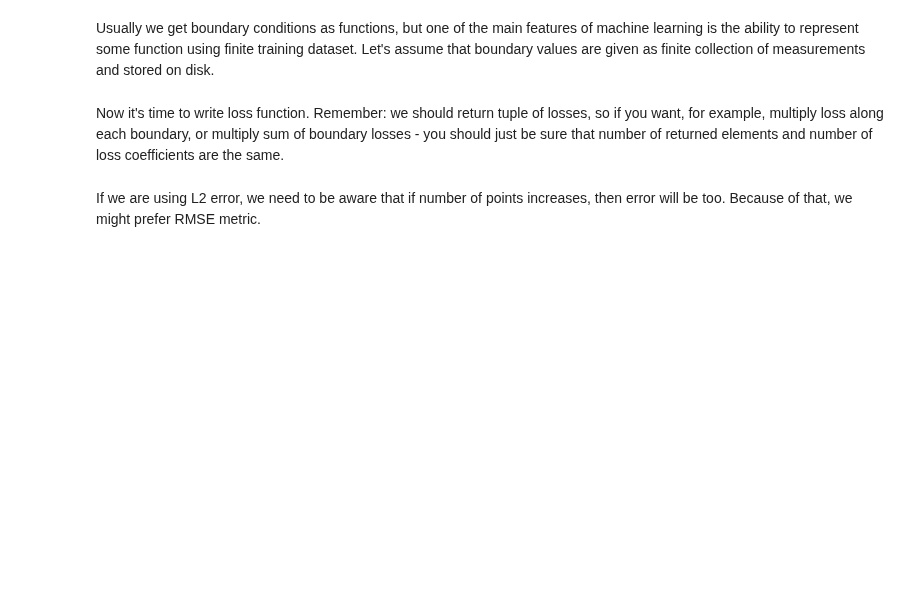
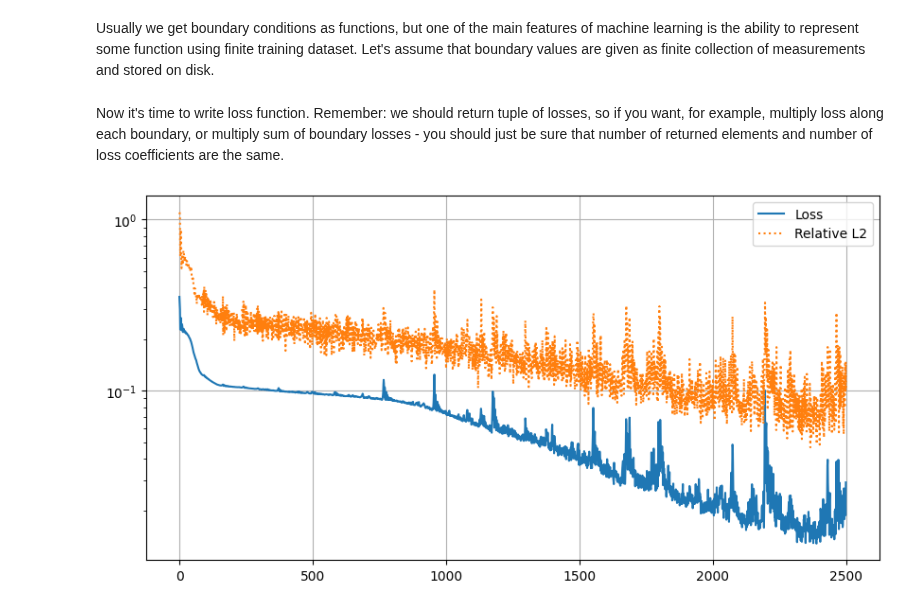
Before and after one commit to DaniilLaptev/pinns, a Jupyter notebook: examples/diffusion 1d.ipynb, the cells around one changed output. Drawn from its saved outputs; the diff is of its cells as text; code cells hidden in the pictures; blank space fills up the shorter version.

```diff
--- a/examples/diffusion 1d.ipynb
+++ b/examples/diffusion 1d.ipynb
@@ -28,7 +28,8 @@ import torch.nn as nn
 import numpy as np
 import matplotlib.pyplot as plt
 # %%
-from pinns.samplers import RandomRectangularSampler, ConstantSampler, DataSampler
+from pinns import Domain
+from pinns.samplers import RandomSampler, ConstantSampler, DataSampler
 
 path = './data/diffusion 1d/'
 
@@ -65,8 +66,8 @@ constraints_sampler = ConstantSampler((pts, data))
 # when number of coordinates is big). We will instead expect
 # from sampler to return dictionary for each coordinate.
 
-domain = {'t': [0, 0.5], 'x': [0, 1]}
-collocation_sampler = RandomRectangularSampler(domain, 2048)
+domain = Domain({'t': [0, 0.5], 'x': [0, 1]})
+collocation_sampler = RandomSampler(domain, 2048)
 
 
 ''' -- VALIDATION DATA -- '''
@@ -123,11 +124,11 @@ def loss(
 # %%
 from pinns import Trainer
 from pinns.models import FF
-from pinns.activations import Swish
+from pinns.activations import Sin
 from pinns.optimizers import Adam
-from pinns.errors import l2 as metric
+from pinns.metrics import rel_l2
 
-pinn = FF([2, 64, 64, 1], activ=Swish(1))
+pinn = FF([2, 32, 32, 1], activ=nn.Tanh())
 
 adam = Adam(pinn, lr = 1e-2)
 
@@ -136,15 +137,13 @@ trainer = Trainer(
     pinn,
     constraints_sampler,
     collocation_sampler,
-    loss_coefs = [0.75, 0.75, 0.75, 0.25],
-    test_points_sampler = test_data_sampler
+    loss_coefs = [0.75, 0.75, 0.75, 0.25]
 )
 
 trainer.train(
-    num_iters=1500,
+    num_iters=2500,
     optimizers=[(0, adam)],
     validate_every=1,
-    error_metric=metric
+    metrics = [rel_l2],
+    test_sampler = test_data_sampler
     )
-# %% [markdown]
-If we are using L2 error, we need to be aware that if number of points increases, then error will be too. Because of that, we might prefer RMSE metric.
@@ -163 +150,5 @@ values = values.reshape(Nx, Nt)
+# %%
+trainer.plot(figsize = (10, 5), single = True)
+# %% [output]
+[figure, added]
 # %%
```
Also changed, not shown: parts of 3 cells of this notebook, 6 other files.
